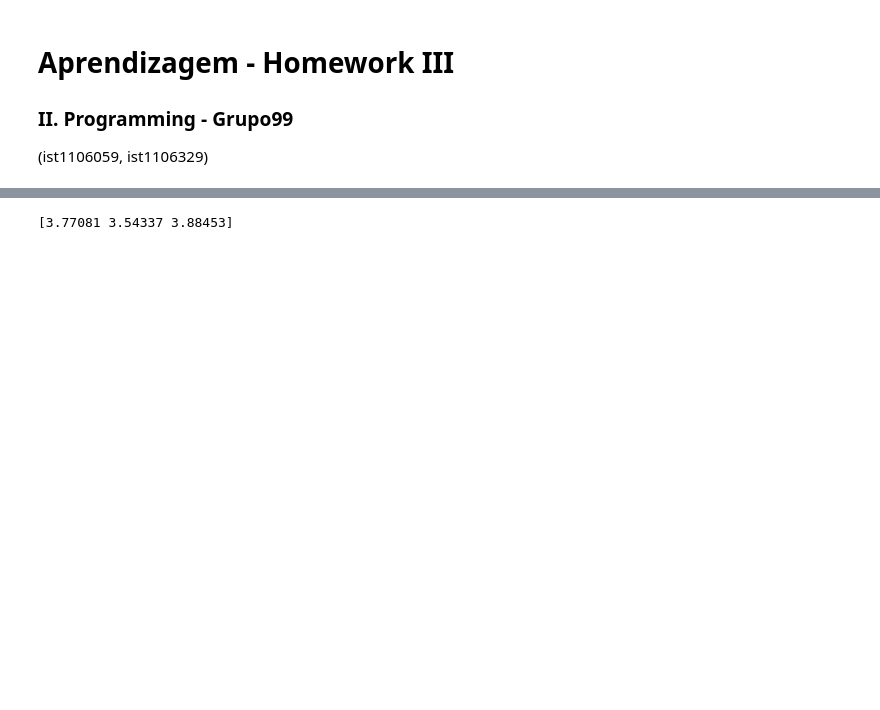
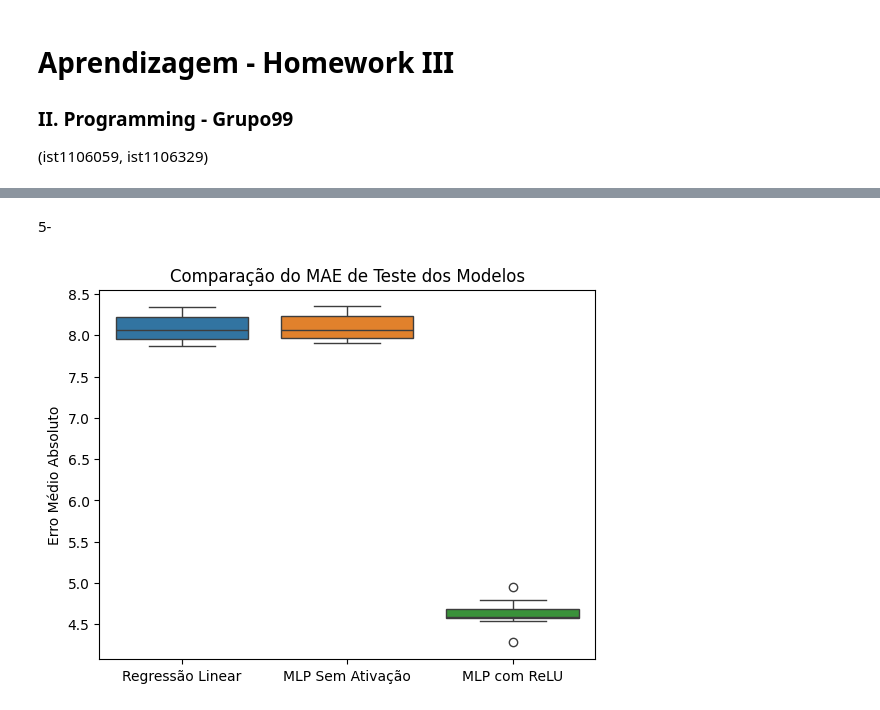
Before and after one commit to tiago-gsantos/ist-apren-proj3, a Jupyter notebook: programming.ipynb, the cells around one changed output, grey strips where cells are left out. Saved outputs shown, nothing was run; the diff lists cells and outputs as text; code cells hidden in the pictures; blank space fills up the shorter version.

```diff
--- a/programming.ipynb
+++ b/programming.ipynb
@@ -34,6 +5,58 @@ Resultado da multiplicação da inversa de A por B:
-# %%
-X=np.array([[1,4],[1,2],[1,5]])
-Y=np.array([3.31593, 0.11372])
-print(X @ Y)
-# %% [output]
-[3.77081 3.54337 3.88453]
+# %% [markdown]
+5-
+# %%
+import pandas as pd
+from sklearn.model_selection import train_test_split
+from sklearn.linear_model import LinearRegression
+from sklearn.neural_network import MLPRegressor
+from sklearn.metrics import mean_absolute_error
+import matplotlib.pyplot as plt
+import seaborn as sns
+
+data = pd.read_csv('parkinsons.csv')
+
+# Separar recursos (features) e variável alvo
+X = data.drop(columns=['target'])
+y = data['target']
+
+# Listas para armazenar os MAEs de cada modelo
+mae_linear = []
+mae_mlp_no_activation = []
+mae_mlp_relu = []
+
+# Iterar sobre valores de random_state de 1 a 10
+for i in range(1, 11):
+    X_train, X_test, y_train, y_test = train_test_split(X, y, test_size=0.2, random_state=i)
+
+    #Modelo de Regressão Linear
+    linear_model = LinearRegression()
+    linear_model.fit(X_train, y_train)
+    y_pred_linear = linear_model.predict(X_test)
+    mae_linear.append(mean_absolute_error(y_test, y_pred_linear))
+
+    #Regressor MLP sem funções de ativação
+    mlp_no_activation = MLPRegressor(hidden_layer_sizes=(10, 10), activation='identity', random_state=0, max_iter=1000)
+    mlp_no_activation.fit(X_train, y_train)
+    y_pred_no_activation = mlp_no_activation.predict(X_test)
+    mae_mlp_no_activation.append(mean_absolute_error(y_test, y_pred_no_activation))
+
+    #Regressor MLP com funções de ativação ReLU
+    mlp_relu = MLPRegressor(hidden_layer_sizes=(10, 10), activation='relu', random_state=0, max_iter=1000)
+    mlp_relu.fit(X_train, y_train)
+    y_pred_relu = mlp_relu.predict(X_test)
+    mae_mlp_relu.append(mean_absolute_error(y_test, y_pred_relu))
+
+# Criar um DataFrame com os MAEs de cada modelo
+results_df = pd.DataFrame({
+    'Regressão Linear': mae_linear,
+    'MLP Sem Ativação': mae_mlp_no_activation,
+    'MLP com ReLU': mae_mlp_relu
+})
+
+# Plotar o boxplot dos MAEs de teste para cada modelo
+sns.boxplot(data=results_df)
+plt.title('Comparação do MAE de Teste dos Modelos')
+plt.ylabel('Erro Médio Absoluto')
+plt.show()
+# %% [output]
+[figure, added]
```
Also changed, not shown: parts of 3 cells of this notebook, 1 other file.
